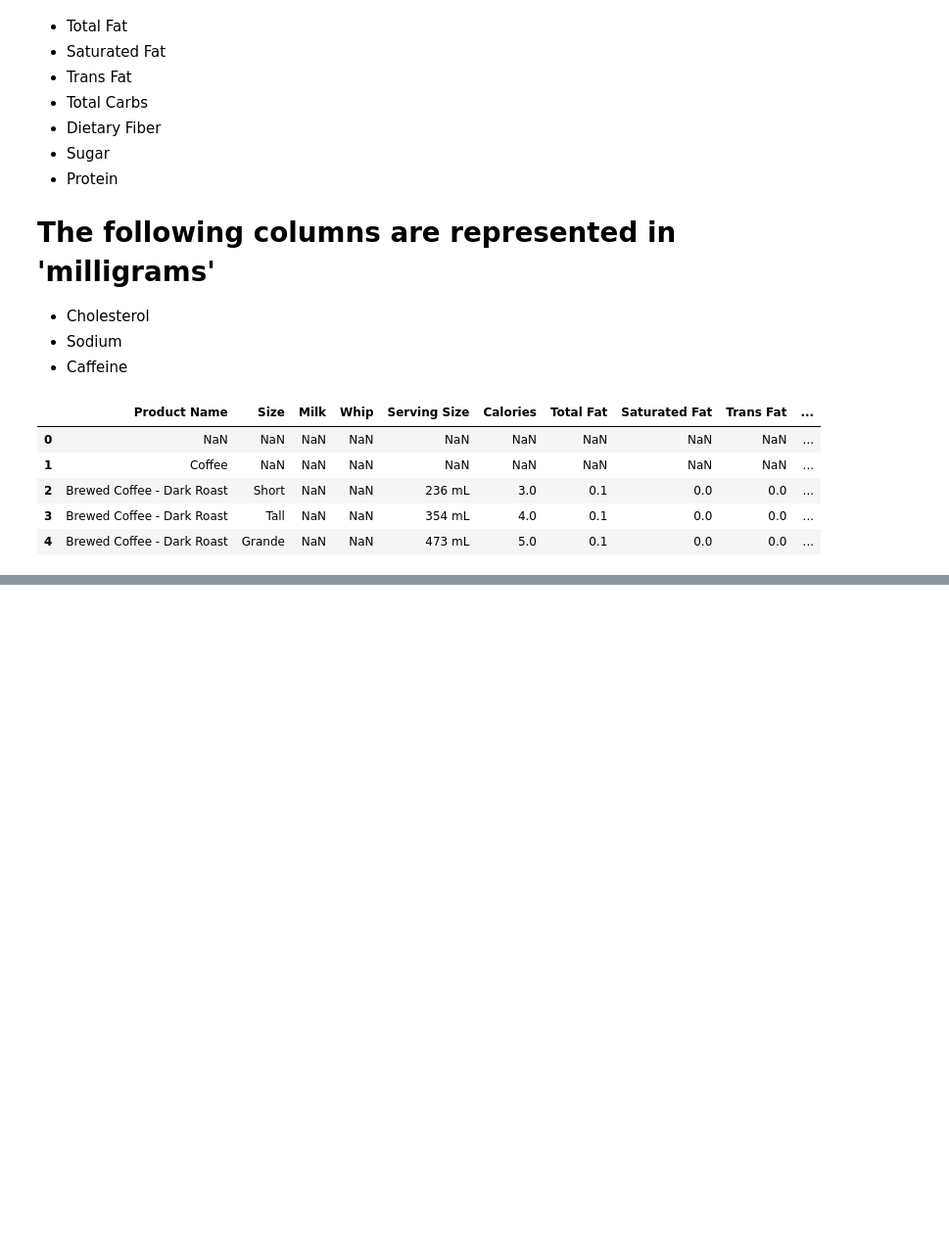
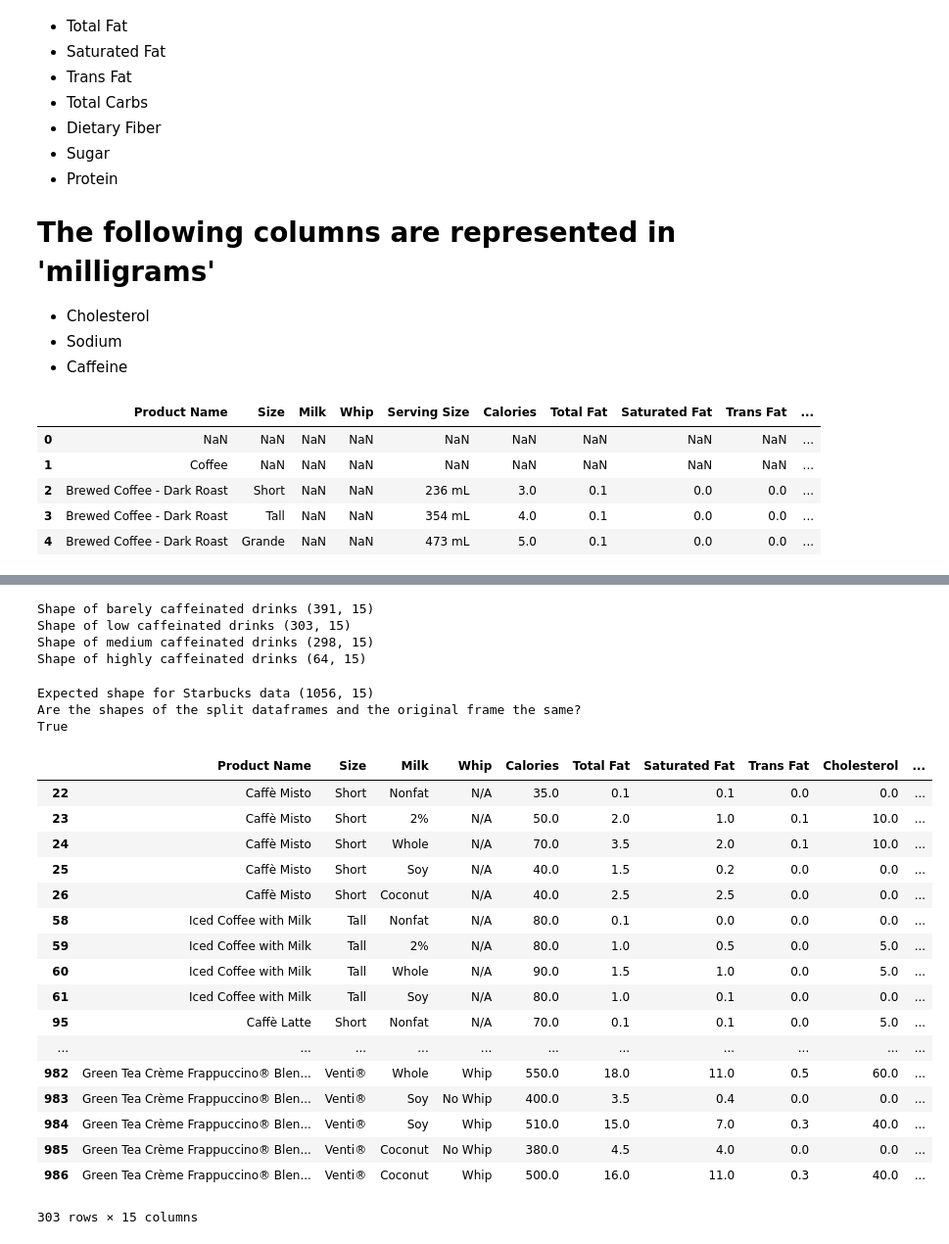
Before and after one commit to sealuwee/Starbucks-EDA, a Jupyter notebook: Rough Draft of Starbucks EDA.ipynb, the cells around one changed output, grey strips where cells are left out. Shown: that part at 98% size. Drawn from its saved outputs; the diff is of its cells as text; code cells hidden in the pictures; blank space fills up the shorter version.

Commit message:
cleaned up more data

```diff
--- a/Rough Draft of Starbucks EDA.ipynb
+++ b/Rough Draft of Starbucks EDA.ipynb
@@ -111,0 +279,8 @@ dtype: int64
+# %%
+starbucks = starbucks[starbucks['Product Name'] != '?']
+starbucks = starbucks[starbucks['Caffeine'] != '?']
+# %%
+starbucks['Milk'].replace(np.NaN, 'N/A', inplace=True)
+starbucks['Whip'].replace(np.NaN, 'N/A', inplace=True)
+
+starbucks.isna().sum()
@@ -111,0 +304,17 @@ dtype: int64
+# %%
+starbucks['Caffeine'].replace('40+', 40, inplace=True)
+starbucks['Caffeine'].replace('45-55', 50, inplace=True)
+starbucks['Caffeine'].replace('90-110', 100, inplace=True)
+starbucks['Caffeine'].replace('35-45', 40, inplace=True)
+starbucks['Caffeine'].replace('70-85', 77.5, inplace=True)
+### For sodium, the strings were parsed incorrectly by tabula,
+### so what I infer is just the numbers inbetween the characters of the string
+### Seems reasonable
+starbucks['Sodium'].replace('M4il5k', 45, inplace=True)
+starbucks['Sodium'].replace('Se1r0v0in', 100, inplace=True)
+starbucks['Sodium'].replace('Ca9lo0ri', 90, inplace=True)
+starbucks['Sodium'].replace('To1t3a0l', 130, inplace=True)
+
+
+starbucks['Caffeine'] = starbucks['Caffeine'].astype(float,copy=False)
+starbucks['Sodium'] = starbucks['Sodium'].astype(float,copy=False)
@@ -111,0 +344,52 @@ dtype: int64
+# %%
+## going to create dataframes to separate the main starbucks data by
+## values in their columns
+## kind of like in the cell above, except with conditions
+barely_any_caffeine = starbucks.loc[(starbucks['Caffeine'] >= 0) & (starbucks['Caffeine'] <= 49.999)]
+low_caffeine = starbucks.loc[(starbucks['Caffeine'] <= 100.0) & (starbucks['Caffeine'] >= 50.0)]
+medium_caffeine = starbucks.loc[(starbucks['Caffeine'] <= 199.999) & (starbucks['Caffeine'] >= 100.001)]
+high_caffeine = starbucks.loc[starbucks['Caffeine'] >= 200.0]
+
+
+print('Shape of barely caffeinated drinks {}'.format(barely_any_caffeine.shape))
+print('Shape of low caffeinated drinks {}'.format(low_caffeine.shape))
+print('Shape of medium caffeinated drinks {}'.format(medium_caffeine.shape))
+print('Shape of highly caffeinated drinks {}'.format(high_caffeine.shape))
+# %% [output]
+Shape of barely caffeinated drinks (391, 15)
+Shape of low caffeinated drinks (303, 15)
+Shape of medium caffeinated drinks (298, 15)
+Shape of highly caffeinated drinks (64, 15)
+# %%
+## going to show that the sums are the same
+
+shapes = [barely_any_caffeine.shape[0], low_caffeine.shape[0], medium_caffeine.shape[0], high_caffeine.shape[0]]
+
+sum_shapes = sum(shapes)
+print('Expected shape for Starbucks data {}'.format(starbucks.shape))
+print('Are the shapes of the split dataframes and the original frame the same? \n{}'.format(sum_shapes==starbucks.shape[0]))
+# %% [output]
+Expected shape for Starbucks data (1056, 15)
+Are the shapes of the split dataframes and the original frame the same?
+True
+# %%
+low_caffeine
+# %% [output]
+|  | Product Name | Size | Milk | Whip | Calories | Total Fat | Saturated Fat | Trans Fat | Cholesterol | ... |
+| 22 | Caffè Misto | Short | Nonfat | N/A | 35.0 | 0.1 | 0.1 | 0.0 | 0.0 | ... |
+| 23 | Caffè Misto | Short | 2% | N/A | 50.0 | 2.0 | 1.0 | 0.1 | 10.0 | ... |
+| 24 | Caffè Misto | Short | Whole | N/A | 70.0 | 3.5 | 2.0 | 0.1 | 10.0 | ... |
+| 25 | Caffè Misto | Short | Soy | N/A | 40.0 | 1.5 | 0.2 | 0.0 | 0.0 | ... |
+| 26 | Caffè Misto | Short | Coconut | N/A | 40.0 | 2.5 | 2.5 | 0.0 | 0.0 | ... |
+| 58 | Iced Coffee with Milk | Tall | Nonfat | N/A | 80.0 | 0.1 | 0.0 | 0.0 | 0.0 | ... |
+| 59 | Iced Coffee with Milk | Tall | 2% | N/A | 80.0 | 1.0 | 0.5 | 0.0 | 5.0 | ... |
+| 60 | Iced Coffee with Milk | Tall | Whole | N/A | 90.0 | 1.5 | 1.0 | 0.0 | 5.0 | ... |
+| 61 | Iced Coffee with Milk | Tall | Soy | N/A | 80.0 | 1.0 | 0.1 | 0.0 | 0.0 | ... |
+| 95 | Caffè Latte | Short | Nonfat | N/A | 70.0 | 0.1 | 0.1 | 0.0 | 5.0 | ... |
+| ... | ... | ... | ... | ... | ... | ... | ... | ... | ... | ... |
+| 982 | Green Tea Crème Frappuccino® Blen... | Venti® | Whole | Whip | 550.0 | 18.0 | 11.0 | 0.5 | 60.0 | ... |
+| 983 | Green Tea Crème Frappuccino® Blen... | Venti® | Soy | No Whip | 400.0 | 3.5 | 0.4 | 0.0 | 0.0 | ... |
+| 984 | Green Tea Crème Frappuccino® Blen... | Venti® | Soy | Whip | 510.0 | 15.0 | 7.0 | 0.3 | 40.0 | ... |
+| 985 | Green Tea Crème Frappuccino® Blen... | Venti® | Coconut | No Whip | 380.0 | 4.5 | 4.0 | 0.0 | 0.0 | ... |
+| 986 | Green Tea Crème Frappuccino® Blen... | Venti® | Coconut | Whip | 500.0 | 16.0 | 11.0 | 0.3 | 40.0 | ... |
+303 rows × 15 columns
```
Also changed, not shown: parts of 22 cells of this notebook.
